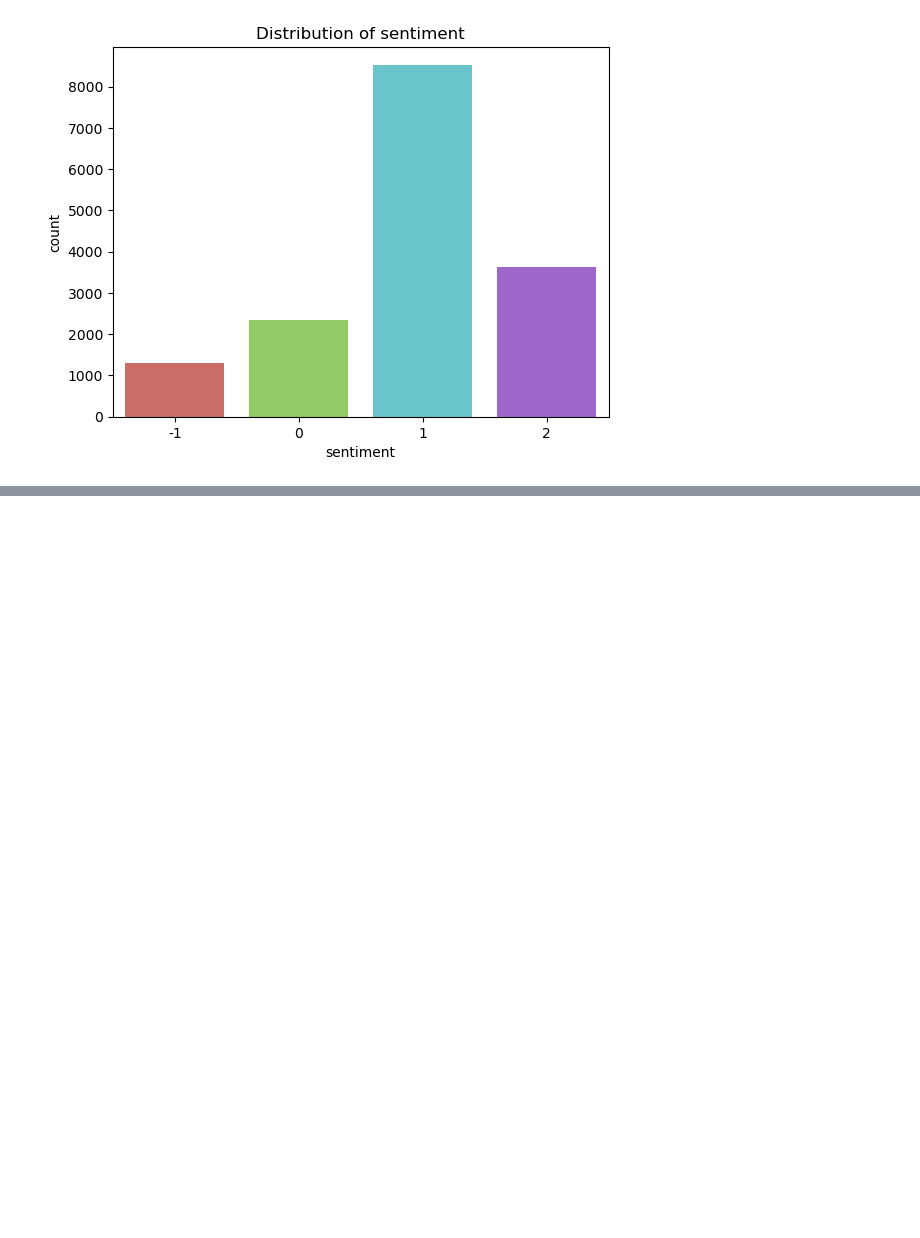
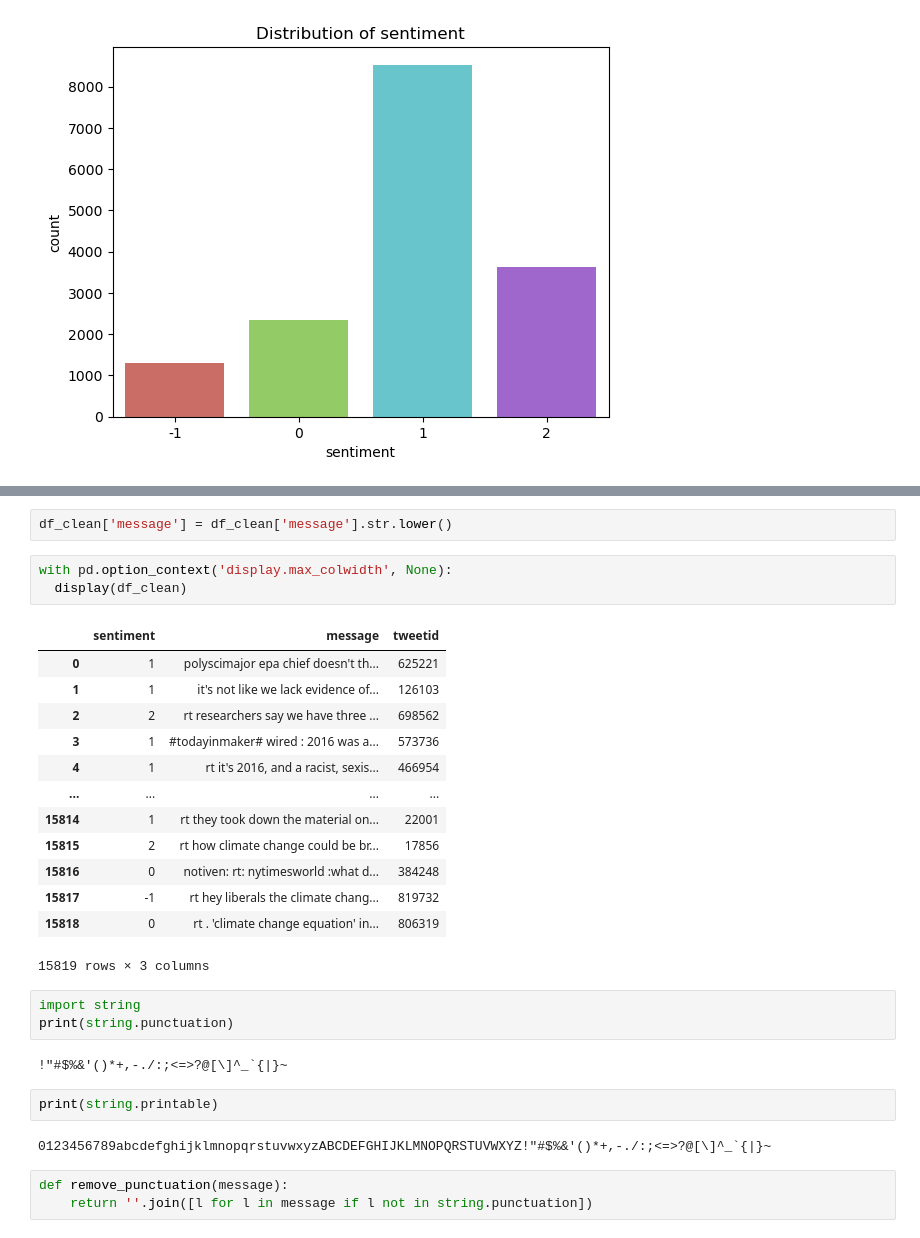
Before and after one commit to RaveEx12/classification-predict-streamlit-template, a Jupyter notebook: Classification_predict.ipynb, the cells around one changed output, grey strips where cells are left out. Saved outputs shown, nothing was run; the diff lists cells and outputs as text; blank space fills up the shorter version.

```diff
--- a/Classification_predict.ipynb
+++ b/Classification_predict.ipynb
@@ -133,0 +203,31 @@ plt.title("Distribution of sentiment");
+# %%
+df_clean['message'] = df_clean['message'].str.lower()
+# %%
+with pd.option_context('display.max_colwidth', None):
+  display(df_clean)
+# %% [output]
+|  | sentiment | message | tweetid |
+| 0 | 1 | polyscimajor epa chief doesn't th... | 625221 |
+| 1 | 1 | it's not like we lack evidence of... | 126103 |
+| 2 | 2 | rt researchers say we have three ... | 698562 |
+| 3 | 1 | #todayinmaker# wired : 2016 was a... | 573736 |
+| 4 | 1 | rt it's 2016, and a racist, sexis... | 466954 |
+| ... | ... | ... | ... |
+| 15814 | 1 | rt they took down the material on... | 22001 |
+| 15815 | 2 | rt how climate change could be br... | 17856 |
+| 15816 | 0 | notiven: rt: nytimesworld :what d... | 384248 |
+| 15817 | -1 | rt hey liberals the climate chang... | 819732 |
+| 15818 | 0 | rt . 'climate change equation' in... | 806319 |
+15819 rows × 3 columns
+# %%
+import string
+print(string.punctuation)
+# %% [output]
+!"#$%&'()*+,-./:;<=>?@[\]^_`{|}~
+# %%
+print(string.printable)
+# %% [output]
+0123456789abcdefghijklmnopqrstuvwxyzABCDEFGHIJKLMNOPQRSTUVWXYZ!"#$%&'()*+,-./:;<=>?@[\]^_`{|}~
+# %%
+def remove_punctuation(message):
+    return ''.join([l for l in message if l not in string.punctuation])
```
Also changed, not shown: parts of 34 cells of this notebook.
